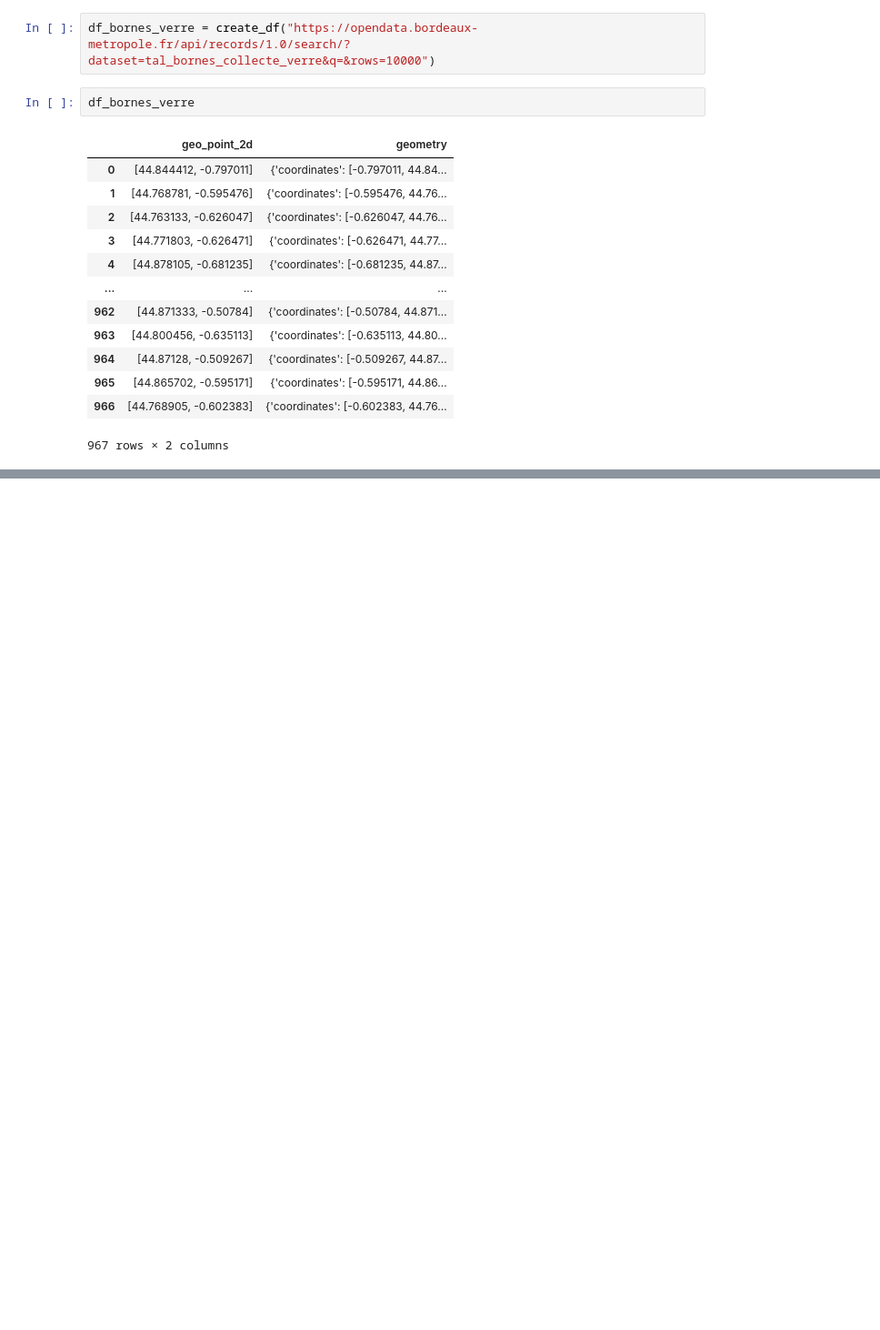
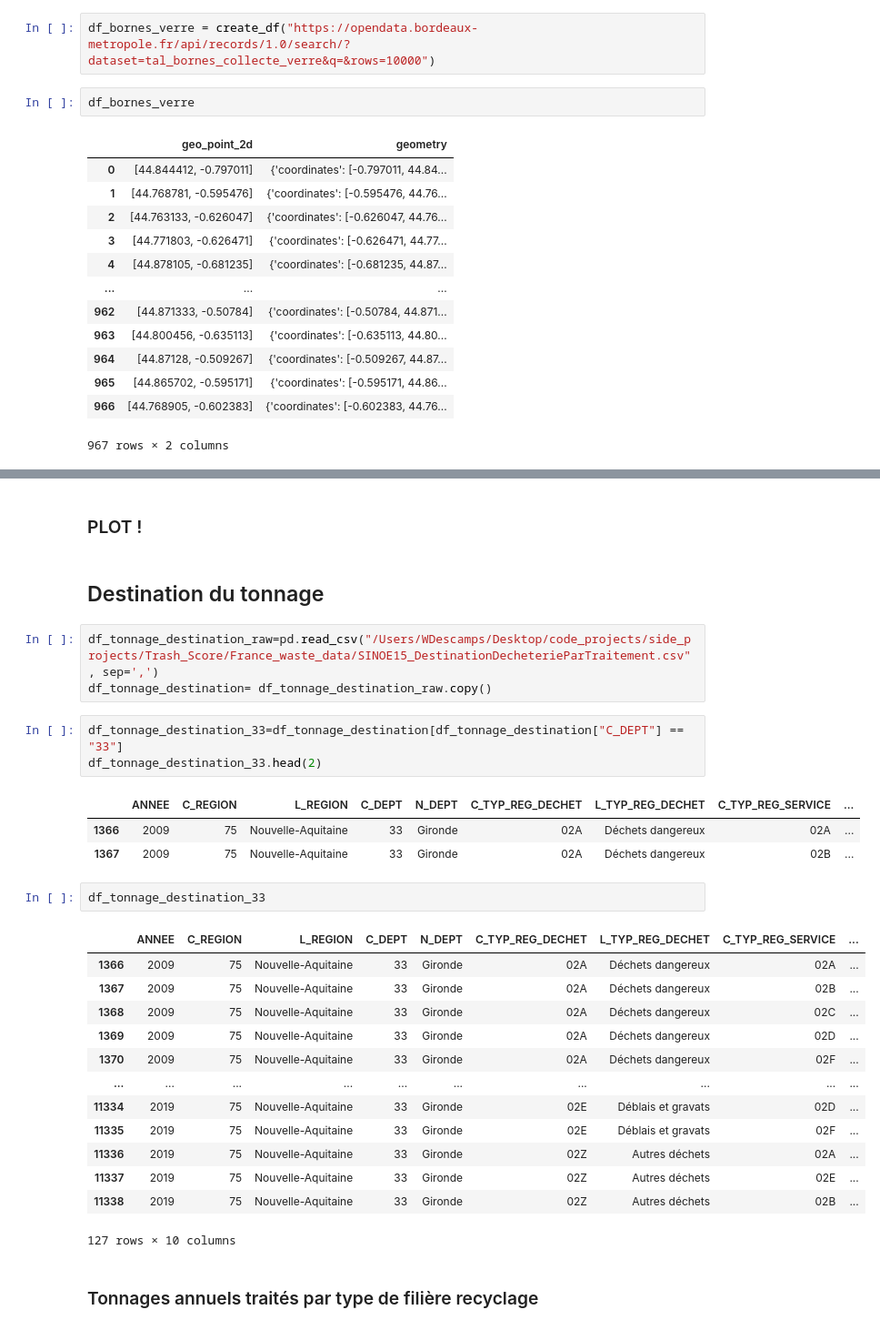
Before and after one commit to wdescamps/side_projects, a Jupyter notebook: Trash_Score/Trash Score v0.1.ipynb, the cells around one changed output, grey strips where cells are left out. Shown at 91% size. Cells and saved outputs as stored; diff of their text form; blank space fills up the shorter version.

```diff
--- a/Trash_Score/Trash Score v0.1.ipynb
+++ b/Trash_Score/Trash Score v0.1.ipynb
@@ -219,0 +428,32 @@ df_bornes_verre
+# %% [markdown]
+### PLOT !
+# %% [markdown]
+## Destination du tonnage
+# %%
+df_tonnage_destination_raw=pd.read_csv("/Users/WDescamps/Desktop/code_projects/side_projects/Trash_Score/France_waste_data/SINOE15_DestinationDecheterieParTraitement.csv", sep=',')
+df_tonnage_destination= df_tonnage_destination_raw.copy()
+# %%
+df_tonnage_destination_33=df_tonnage_destination[df_tonnage_destination["C_DEPT"] == "33"]
+df_tonnage_destination_33.head(2)
+# %% [output]
+|  | ANNEE | C_REGION | L_REGION | C_DEPT | N_DEPT | C_TYP_REG_DECHET | L_TYP_REG_DECHET | C_TYP_REG_SERVICE | ... |
+| 1366 | 2009 | 75 | Nouvelle-Aquitaine | 33 | Gironde | 02A | Déchets dangereux | 02A | ... |
+| 1367 | 2009 | 75 | Nouvelle-Aquitaine | 33 | Gironde | 02A | Déchets dangereux | 02B | ... |
+# %%
+df_tonnage_destination_33
+# %% [output]
+|  | ANNEE | C_REGION | L_REGION | C_DEPT | N_DEPT | C_TYP_REG_DECHET | L_TYP_REG_DECHET | C_TYP_REG_SERVICE | ... |
+| 1366 | 2009 | 75 | Nouvelle-Aquitaine | 33 | Gironde | 02A | Déchets dangereux | 02A | ... |
+| 1367 | 2009 | 75 | Nouvelle-Aquitaine | 33 | Gironde | 02A | Déchets dangereux | 02B | ... |
+| 1368 | 2009 | 75 | Nouvelle-Aquitaine | 33 | Gironde | 02A | Déchets dangereux | 02C | ... |
+| 1369 | 2009 | 75 | Nouvelle-Aquitaine | 33 | Gironde | 02A | Déchets dangereux | 02D | ... |
+| 1370 | 2009 | 75 | Nouvelle-Aquitaine | 33 | Gironde | 02A | Déchets dangereux | 02F | ... |
+| ... | ... | ... | ... | ... | ... | ... | ... | ... | ... |
+| 11334 | 2019 | 75 | Nouvelle-Aquitaine | 33 | Gironde | 02E | Déblais et gravats | 02D | ... |
+| 11335 | 2019 | 75 | Nouvelle-Aquitaine | 33 | Gironde | 02E | Déblais et gravats | 02F | ... |
+| 11336 | 2019 | 75 | Nouvelle-Aquitaine | 33 | Gironde | 02Z | Autres déchets | 02A | ... |
+| 11337 | 2019 | 75 | Nouvelle-Aquitaine | 33 | Gironde | 02Z | Autres déchets | 02E | ... |
+| 11338 | 2019 | 75 | Nouvelle-Aquitaine | 33 | Gironde | 02Z | Autres déchets | 02B | ... |
+127 rows × 10 columns
+# %% [markdown]
+### Tonnages annuels traités par type de filière recyclage
```
Also changed, not shown: parts of 46 cells of this notebook.
